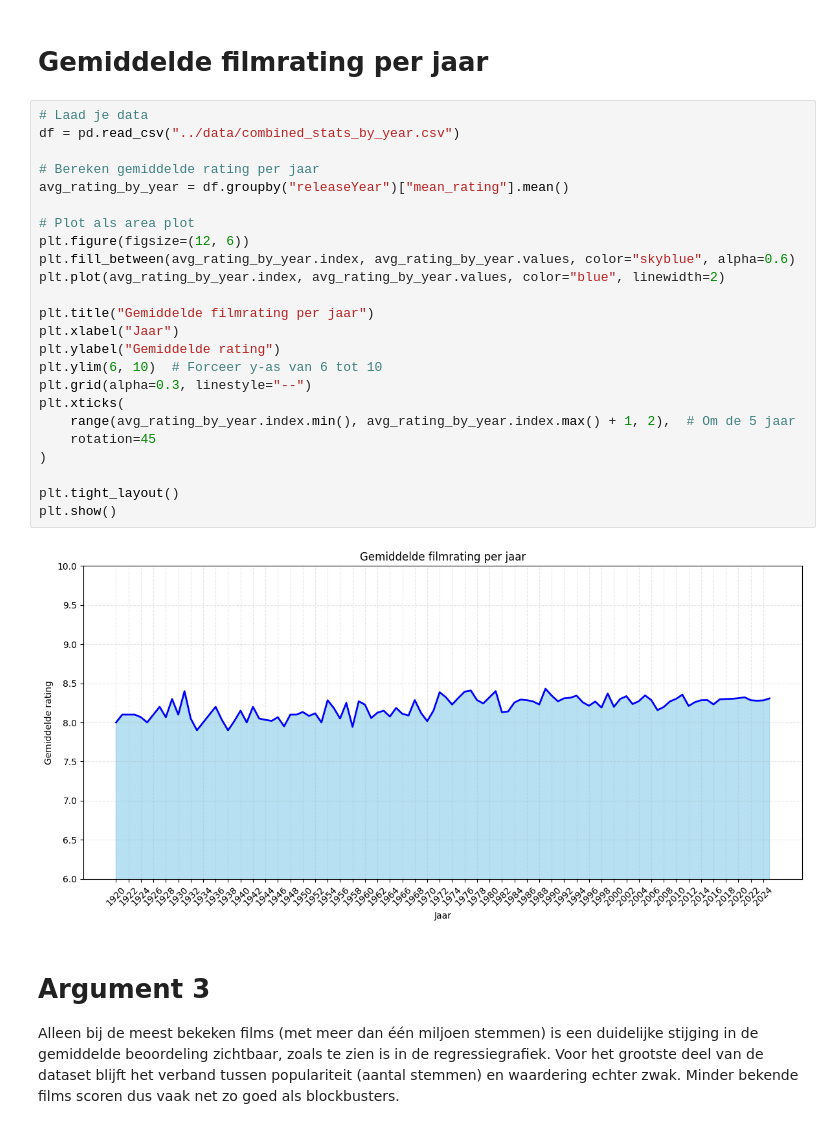
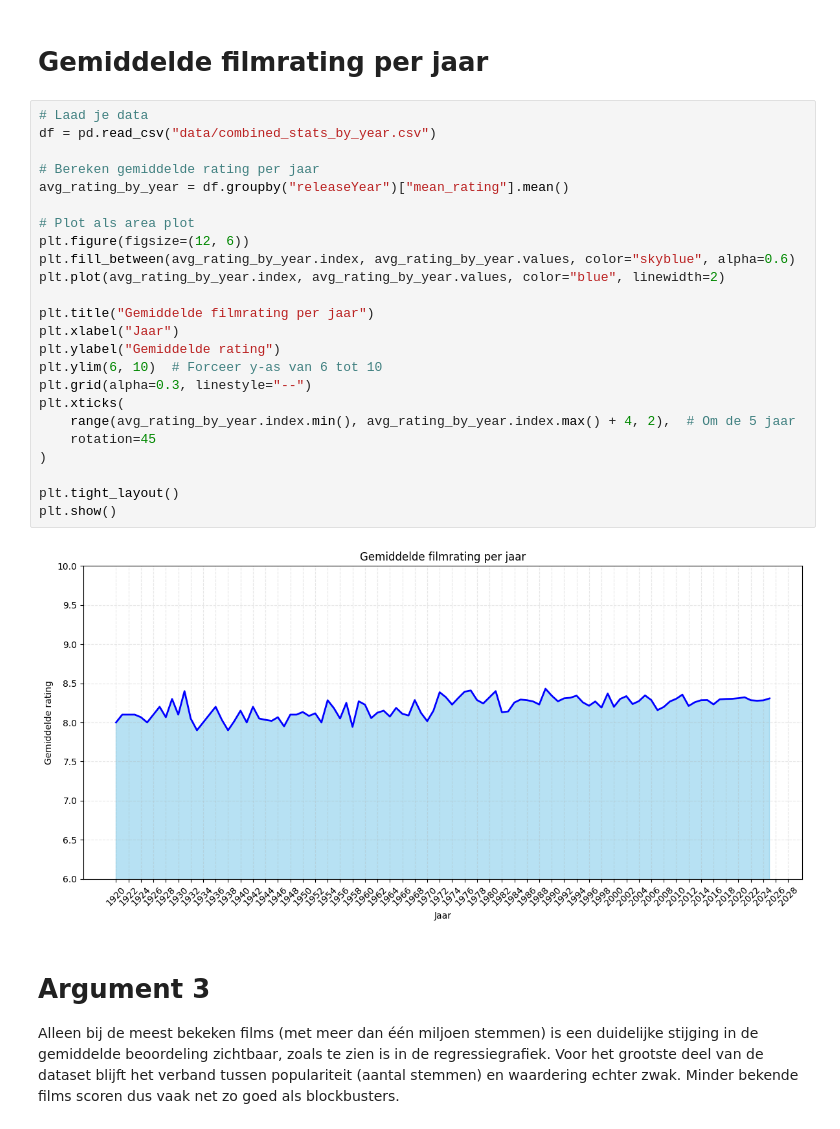
Before and after one commit to WuStanley2006/InfoVis, a Jupyter notebook: docs/main.ipynb, the cells around one changed output. Cells and saved outputs as stored; diff of their text form.

```diff
--- a/docs/main.ipynb
+++ b/docs/main.ipynb
@@ -418,30 +428,30 @@ plt.show()
 # Gemiddelde filmrating per jaar
 # %%
 # Laad je data
-df = pd.read_csv("../data/combined_stats_by_year.csv")
+df = pd.read_csv("data/combined_stats_by_year.csv")
 
 # Bereken gemiddelde rating per jaar
 avg_rating_by_year = df.groupby("releaseYear")["mean_rating"].mean()
 
 # Plot als area plot
 plt.figure(figsize=(12, 6))
 plt.fill_between(avg_rating_by_year.index, avg_rating_by_year.values, color="skyblue", alpha=0.6)
 plt.plot(avg_rating_by_year.index, avg_rating_by_year.values, color="blue", linewidth=2)
 
 plt.title("Gemiddelde filmrating per jaar")
 plt.xlabel("Jaar")
 plt.ylabel("Gemiddelde rating")
 plt.ylim(6, 10)  # Forceer y-as van 6 tot 10
 plt.grid(alpha=0.3, linestyle="--")
 plt.xticks(
-    range(avg_rating_by_year.index.min(), avg_rating_by_year.index.max() + 1, 2),  # Om de 5 jaar
+    range(avg_rating_by_year.index.min(), avg_rating_by_year.index.max() + 4, 2),  # Om de 5 jaar
     rotation=45
 )
 
 plt.tight_layout()
 plt.show()
 # %% [output]
-[figure, old version]
+[figure, new version]
 # %% [markdown]
 # Argument 3
 Alleen bij de meest bekeken films (met meer dan één miljoen stemmen) is een duidelijke stijging in de gemiddelde beoordeling zichtbaar, zoals te zien is in de regressiegrafiek. Voor het grootste deel van de dataset blijft het verband tussen populariteit (aantal stemmen) en waardering echter zwak. Minder bekende films scoren dus vaak net zo goed als blockbusters.
```
Also changed, not shown: parts of 13 cells of this notebook.
